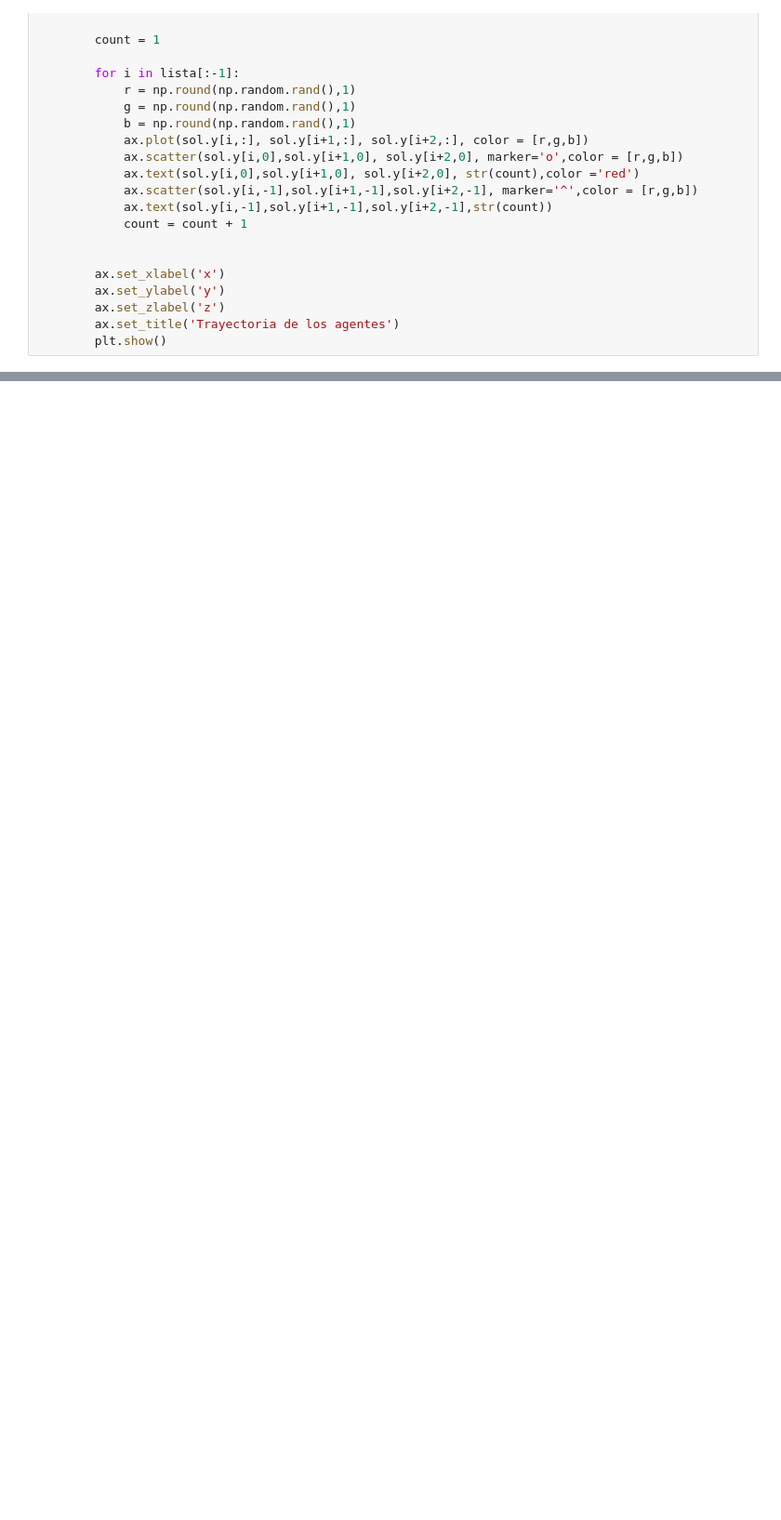
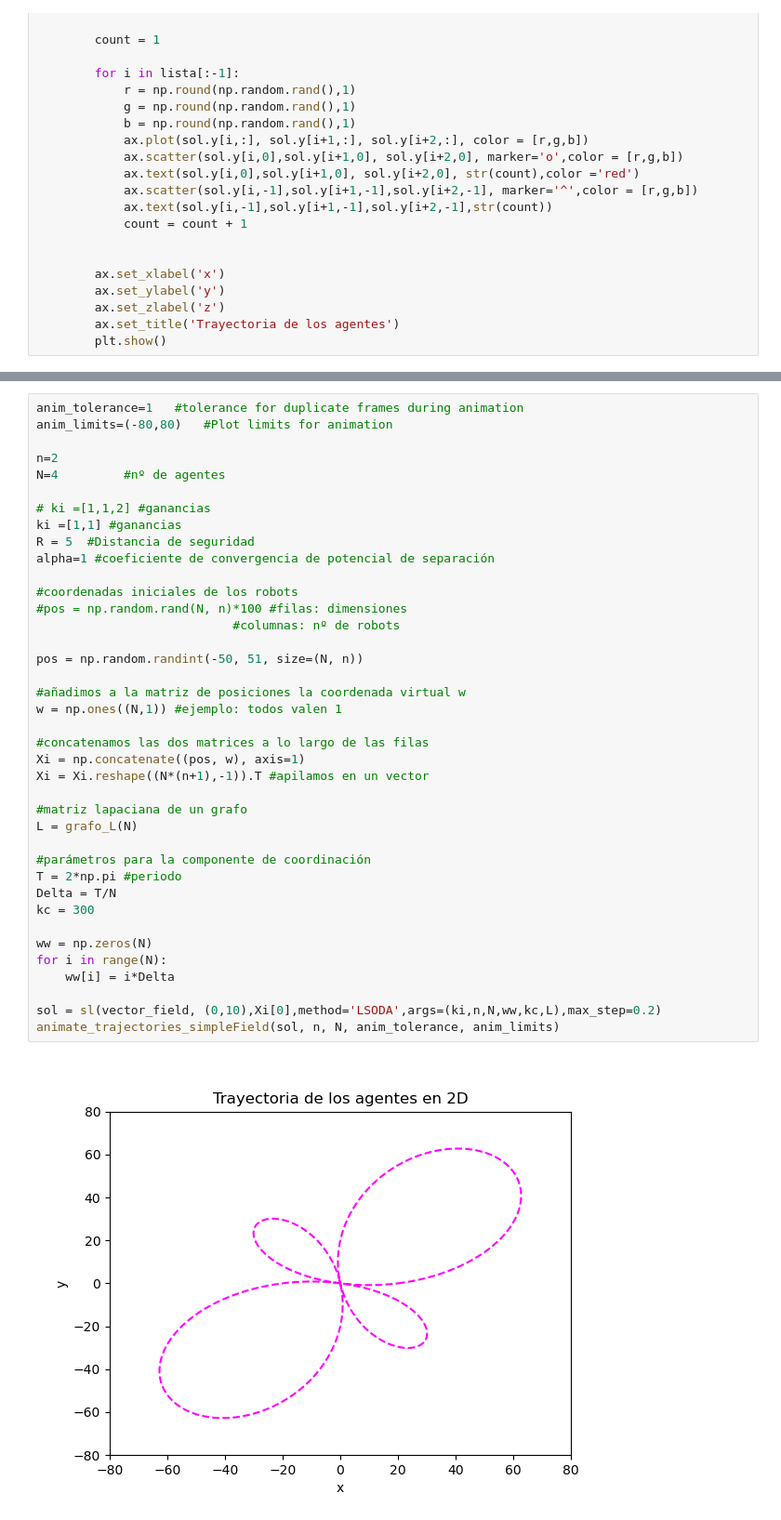
Before and after one commit to commandavid/TFG, a Jupyter notebook: N_robots_avoidance_simul.ipynb, the cells around one changed output, grey strips where cells are left out. Shown at 93% size. Cells and saved outputs as stored; diff of their text form; blank space fills up the shorter version.

```diff
--- a/N_robots_avoidance_simul.ipynb
+++ b/N_robots_avoidance_simul.ipynb
@@ -447,0 +733,41 @@ animate_trajectories(sol,n,N,anim_tolerance,anim_limits)
+# %%
+anim_tolerance=1   #tolerance for duplicate frames during animation
+anim_limits=(-80,80)   #Plot limits for animation
+
+n=2
+N=4         #nº de agentes
+
+# ki =[1,1,2] #ganancias
+ki =[1,1] #ganancias
+R = 5  #Distancia de seguridad
+alpha=1 #coeficiente de convergencia de potencial de separación
+
+#coordenadas iniciales de los robots
+#pos = np.random.rand(N, n)*100 #filas: dimensiones
+                           #columnas: nº de robots
+
+pos = np.random.randint(-50, 51, size=(N, n))
+
+#añadimos a la matriz de posiciones la coordenada virtual w
+w = np.ones((N,1)) #ejemplo: todos valen 1
+
+#concatenamos las dos matrices a lo largo de las filas
+Xi = np.concatenate((pos, w), axis=1)
+Xi = Xi.reshape((N*(n+1),-1)).T #apilamos en un vector
+
+#matriz lapaciana de un grafo
+L = grafo_L(N)
+
+#parámetros para la componente de coordinación
+T = 2*np.pi #periodo
+Delta = T/N
+kc = 300
+
+ww = np.zeros(N)
+for i in range(N):
+    ww[i] = i*Delta
+
+sol = sl(vector_field, (0,10),Xi[0],method='LSODA',args=(ki,n,N,ww,kc,L),max_step=0.2)
+animate_trajectories_simpleField(sol, n, N, anim_tolerance, anim_limits)
+# %% [output]
+[figure, added]
```
Also changed, not shown: parts of 24 cells of this notebook, 29 other files.
